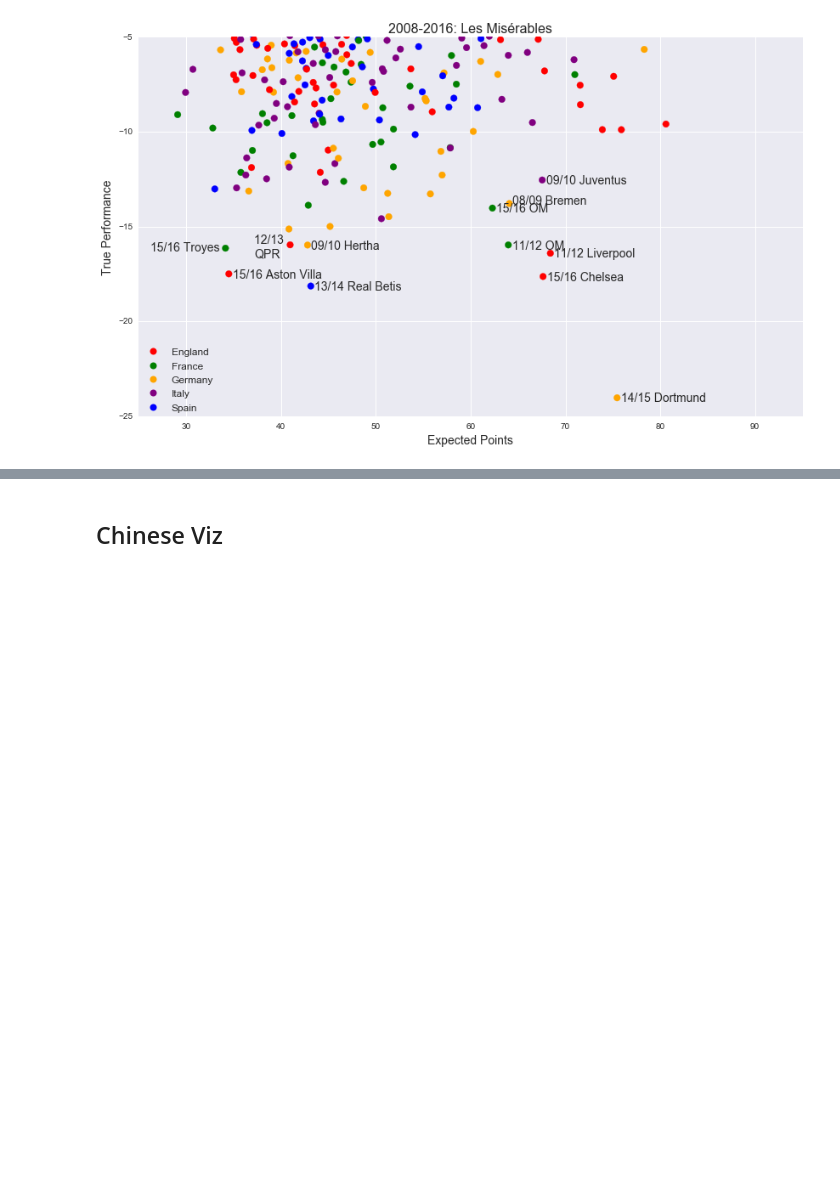
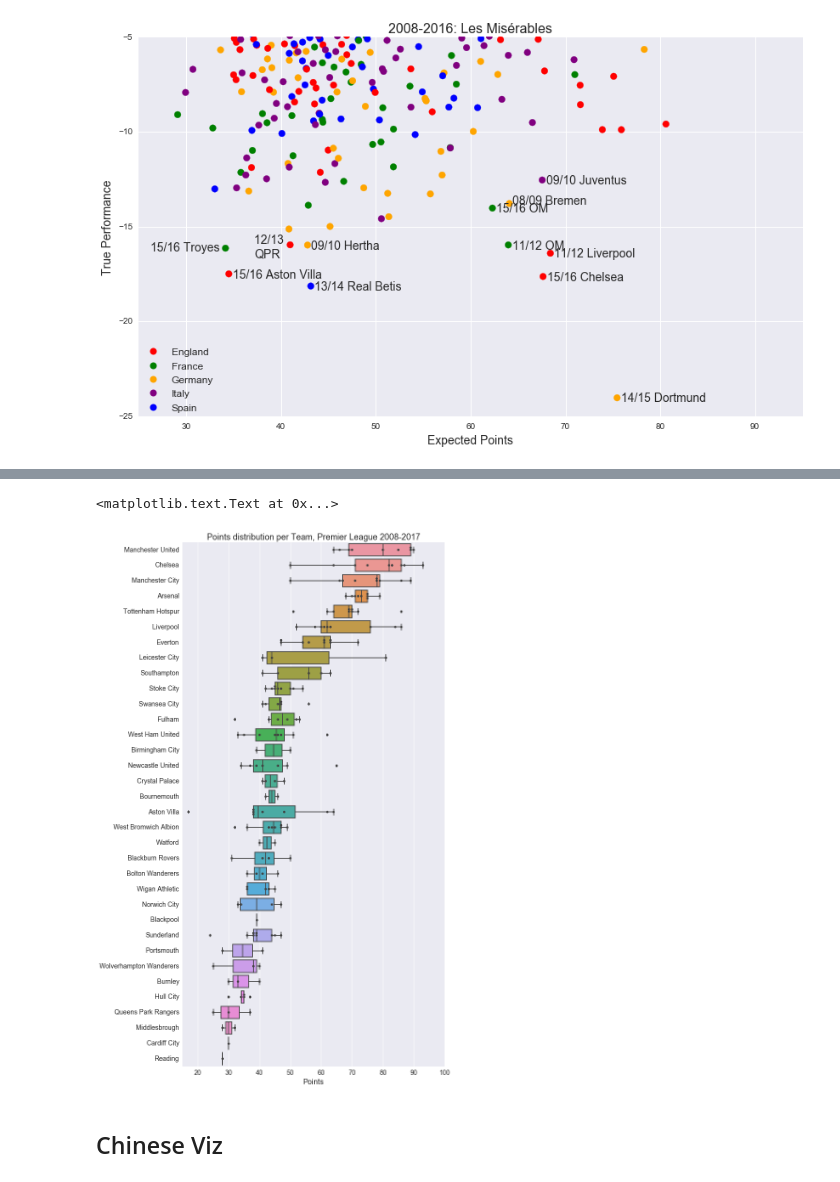
Before and after one commit to Jiaxigu/eu-football-analysis, a Jupyter notebook: eusoccer.ipynb, the cells around one changed output, grey strips where cells are left out. Saved outputs shown, nothing was run; the diff lists cells and outputs as text; code cells hidden in the pictures; blank space fills up the shorter version.

```diff
--- a/eusoccer.ipynb
+++ b/eusoccer.ipynb
@@ -389,3 +431,28 @@ ax.annotate('08/09 Bremen', xy=(64.4, -13.8), fontsize=14)
+# %%
+# add missing 16/17 data
+new_df = pd.read_csv('1617.csv')
+epl_df = epl_df.append(new_df, ignore_index=True)
+# %%
+# sort by avg real points
+def avg_real(row):
+    temp_df = epl_df[epl_df['nm'] == row['nm']]
+    return temp_df['real'].sum() / temp_df.shape[0]
+# %%
+epl_df['avg_real'] = epl_df.apply(avg_real, axis=1)
+epl_df = epl_df.sort_values('avg_real', ascending=False)
+# %%
+plt.figure(figsize=(10, 20))
+sns.boxplot(x='real', y='nm', data=epl_df)
+sns.swarmplot(x='real', y='nm', data=epl_df, color='.25')
+plt.xlim(15, 100)
+plt.xticks(fontsize=14)
+plt.yticks(fontsize=14)
+plt.xlabel('Points', fontsize=16)
+plt.ylabel('')
+plt.title('Points distribution per Team, Premier League 2008-2017', fontsize=18)
+# %% [output]
+<matplotlib.text.Text at 0x...>
+[figure, added]
 # %% [markdown]
 ## Chinese Viz
 # %%
```
Also changed, not shown: parts of 11 cells of this notebook, 4 other files.
